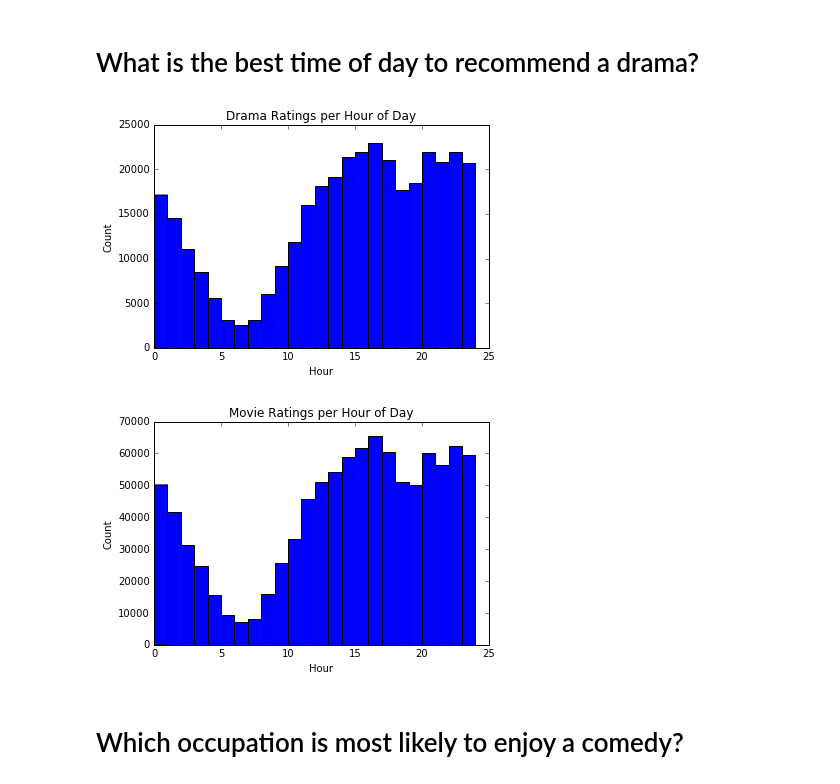
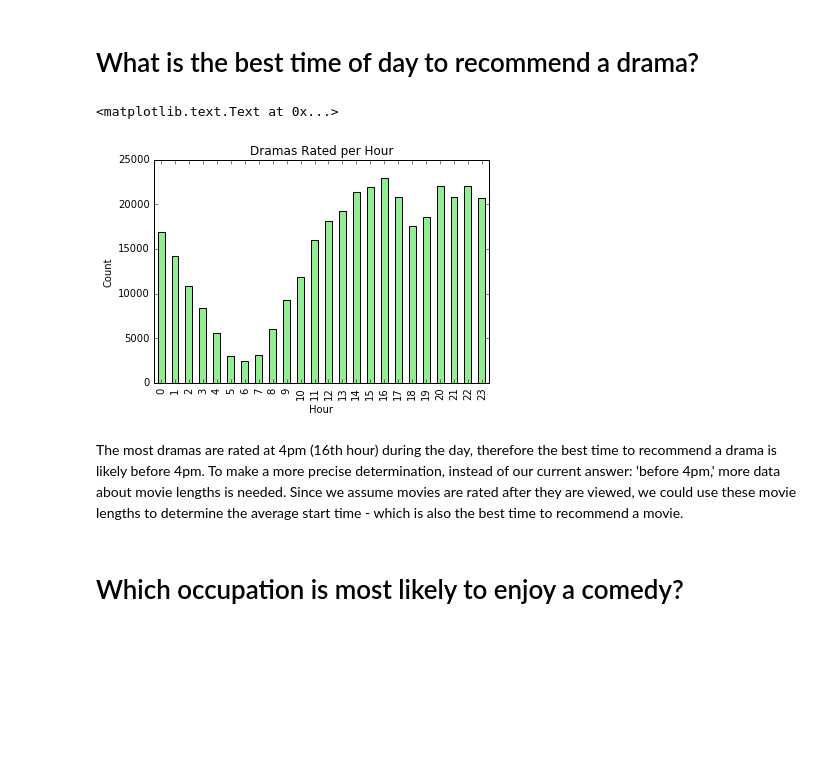
Before and after one commit to awkweb/DS501, a Jupyter notebook: 2/CaseStudy2.ipynb, the cells around one changed output. Drawn from its saved outputs; the diff is of its cells as text; code cells hidden in the pictures; blank space fills up the shorter version.

```diff
--- a/2/CaseStudy2.ipynb
+++ b/2/CaseStudy2.ipynb
@@ -1146,36 +1146,32 @@ gender_counts
 | M | 753769 | 260309 | 0.345343 |
 # %% [markdown]
 # What is the best time of day to recommend a drama?
-# %%
-import datetime
-
-# graph number of ratings per hour and number of dramas rated per hour
-genres = data['genres']
-all_genres = [string.split('|') for string in genres]
-drama_truth =  [ 'Drama' in genres for genres in all_genres]
-drama_series = pd.DataFrame(drama_truth, index=data.index)
-data['drama'] = drama_series
-
-drama_data = data.ix[data['drama'] == True]
-
-drama_time = drama_data['timestamp']
-hours = np.array([datetime.datetime.fromtimestamp(int(t)).hour for t in drama_time])
-bins = np.array([b for b in range(0,25)])
-plt.hist(hours, bins=bins)
-plt.title('Drama Ratings per Hour of Day')
-plt.xlabel('Hour')
-plt.ylabel('Count')
-plt.show()
-
-hours = np.array([datetime.datetime.fromtimestamp(int(t)).hour for t in data['timestamp']])
-bins = np.array([b for b in range(0,25)])
-plt.hist(hours, bins=bins)
-plt.title('Movie Ratings per Hour of Day')
-plt.xlabel('Hour')
-plt.ylabel('Count')
-plt.show()
-# %% [output]
-[figure, removed]
-[figure, removed]
+# %%
+import time
+
+# convert timestamps to localized hours
+timestamps = data['timestamp']
+hours = [time.localtime(timestamp).tm_hour for timestamp in timestamps.values]
+hour_series = pd.DataFrame(hours, index=data.index)
+data['hour'] = hour_series
+
+genres = data['genres']
+all_genres = [string.split('|') for string in genres]
+drama_truth =  [ 'Drama' in genres for genres in all_genres]
+drama_series = pd.DataFrame(drama_truth, index=data.index)
+data['drama'] = drama_series
+
+drama_data = data.ix[data['drama'] == True]
+# %%
+drama_ratings_per_hours=drama_data.pivot_table('title', index='hour', aggfunc='count')
+drama_ratings_per_hours.plot(kind='bar', color='lightgreen')
+plt.title('Dramas Rated per Hour')
+plt.ylabel('Count')
+plt.xlabel('Hour')
+# %% [output]
+<matplotlib.text.Text at 0x...>
+[figure, added]
+# %% [markdown]
+The most dramas are rated at 4pm (16th hour) during the day, therefore the best time to recommend a drama is likely before 4pm. To make a more precise determination, instead of our current answer: 'before 4pm,' more data about movie lengths is needed. Since we assume movies are rated after they are viewed, we could use these movie lengths to determine the average start time - which is also the best time to recommend a movie.
 # %% [markdown]
 # Which occupation is most likely to enjoy a comedy?
```
Also changed, not shown: parts of 17 cells of this notebook, 1 other file.
